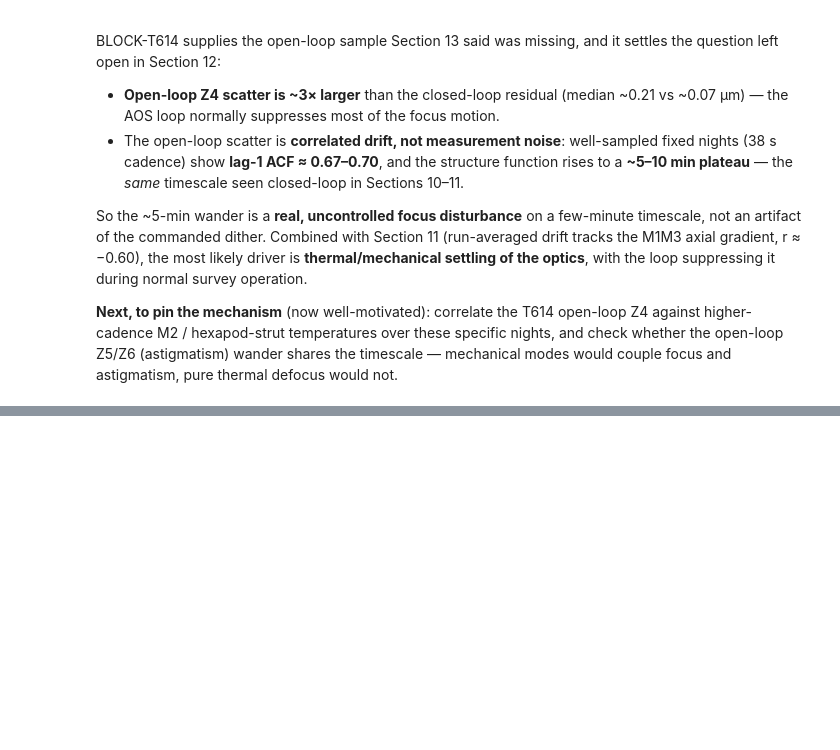
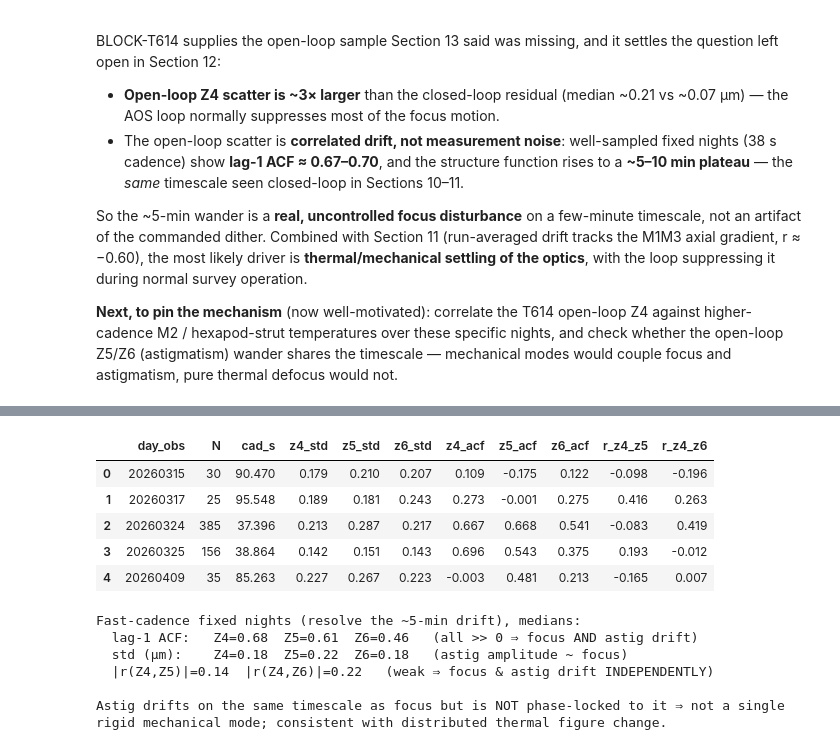
Before and after one commit to bstalder/notebooks, a Jupyter notebook: earlyoperations/optical_psf/MTAOS_Z4_Focus_Trends.ipynb, the cells around one changed output, grey strips where cells are left out. Cells and saved outputs as stored; diff of their text form; code cells hidden in the pictures; blank space fills up the shorter version.

```diff
--- a/earlyoperations/optical_psf/MTAOS_Z4_Focus_Trends.ipynb
+++ b/earlyoperations/optical_psf/MTAOS_Z4_Focus_Trends.ipynb
@@ -1765,0 +1783,68 @@ focus and astigmatism, pure thermal defocus would not.
+# %%
+import pathlib as _pl
+from scipy.stats import pearsonr
+
+if "pv614" not in globals():
+    print("Run Section 14 first (needs the T614 WFE per-visit table).")
+else:
+    # Rebuild per-visit with Z5/Z6 (Section 14's pv614 only kept Z4); reuse its caches.
+    _w = pd.read_parquet("../data/t614_wfe.parquet"); _w["ts"] = pd.to_datetime(_w["ts"], utc=True)
+    _p = pd.read_parquet("../data/t614_pointing.parquet"); _p["obs_start"] = pd.to_datetime(_p["obs_start"], utc=True)
+    _w["visitId"] = pd.to_numeric(_w["visitId"], errors="coerce")
+    _zk = ["z4_um", "z5_um", "z6_um"]
+    pva = (_w.groupby("visitId").agg(**{k: (k, "mean") for k in _zk},
+           ts=("ts", "first"), day_obs=("day_obs", "first")).reset_index().sort_values("ts"))
+    pva = pd.merge_asof(pva, _p.sort_values("obs_start")[["obs_start", "azimuth", "altitude"]],
+                        left_on="ts", right_on="obs_start", direction="nearest",
+                        tolerance=pd.Timedelta("300s"))
+    for _k in _zk:
+        pva = pva[pva[_k].abs() < 2.0]
+
+    def _acf1(y):
+        y = y[np.isfinite(y)]; y = y - y.mean()
+        return np.nan if len(y) < 8 else np.sum(y[1:] * y[:-1]) / np.sum(y * y)
+
+    _rows = []
+    for _day, _g in pva.groupby("day_obs"):
+        _g = _g.sort_values("ts")
+        _azr = np.nanmax(_g["azimuth"]) - np.nanmin(_g["azimuth"])
+        if len(_g) < 10 or not (_azr < 2 or np.isnan(_azr)):
+            continue
+        _t = (_g["ts"] - _g["ts"].min()).dt.total_seconds().values
+        _z4, _z5, _z6 = _g["z4_um"].values, _g["z5_um"].values, _g["z6_um"].values
+        _m = np.isfinite(_z4) & np.isfinite(_z5) & np.isfinite(_z6)
+        if _m.sum() < 10:
+            continue
+        _rows.append({
+            "day_obs": int(_day), "N": int(_m.sum()), "cad_s": np.median(np.diff(_t)),
+            "z4_std": np.std(_z4[_m]), "z5_std": np.std(_z5[_m]), "z6_std": np.std(_z6[_m]),
+            "z4_acf": _acf1(_z4), "z5_acf": _acf1(_z5), "z6_acf": _acf1(_z6),
+            "r_z4_z5": pearsonr(_z4[_m], _z5[_m])[0], "r_z4_z6": pearsonr(_z4[_m], _z6[_m])[0],
+        })
+    df_astig = pd.DataFrame(_rows)
+    display(df_astig.round(3))
+
+    _fast = df_astig[df_astig["cad_s"] < 60]
+    print(f"\nFast-cadence fixed nights (resolve the ~5-min drift), medians:")
+    print(f"  lag-1 ACF:   Z4={_fast['z4_acf'].median():.2f}  Z5={_fast['z5_acf'].median():.2f}  "
+          f"Z6={_fast['z6_acf'].median():.2f}   (all >> 0 ⇒ focus AND astig drift)")
+    print(f"  std (µm):    Z4={_fast['z4_std'].median():.2f}  Z5={_fast['z5_std'].median():.2f}  "
+          f"Z6={_fast['z6_std'].median():.2f}   (astig amplitude ~ focus)")
+    print(f"  |r(Z4,Z5)|={_fast['r_z4_z5'].abs().median():.2f}  "
+          f"|r(Z4,Z6)|={_fast['r_z4_z6'].abs().median():.2f}   "
+          f"(weak ⇒ focus & astig drift INDEPENDENTLY)")
+    print("\nAstig drifts on the same timescale as focus but is NOT phase-locked to it ⇒ "
+          "not a single rigid mechanical mode; consistent with distributed thermal figure change.")
+# %% [output]
+|  | day_obs | N | cad_s | z4_std | z5_std | z6_std | z4_acf | z5_acf | z6_acf | r_z4_z5 | r_z4_z6 |
+| 0 | 20260315 | 30 | 90.470 | 0.179 | 0.210 | 0.207 | 0.109 | -0.175 | 0.122 | -0.098 | -0.196 |
+| 1 | 20260317 | 25 | 95.548 | 0.189 | 0.181 | 0.243 | 0.273 | -0.001 | 0.275 | 0.416 | 0.263 |
+| 2 | 20260324 | 385 | 37.396 | 0.213 | 0.287 | 0.217 | 0.667 | 0.668 | 0.541 | -0.083 | 0.419 |
+| 3 | 20260325 | 156 | 38.864 | 0.142 | 0.151 | 0.143 | 0.696 | 0.543 | 0.375 | 0.193 | -0.012 |
+| 4 | 20260409 | 35 | 85.263 | 0.227 | 0.267 | 0.223 | -0.003 | 0.481 | 0.213 | -0.165 | 0.007 |
+Fast-cadence fixed nights (resolve the ~5-min drift), medians:
+  lag-1 ACF:   Z4=0.68  Z5=0.61  Z6=0.46   (all >> 0 ⇒ focus AND astig drift)
+  std (µm):    Z4=0.18  Z5=0.22  Z6=0.18   (astig amplitude ~ focus)
+  |r(Z4,Z5)|=0.14  |r(Z4,Z6)|=0.22   (weak ⇒ focus & astig drift INDEPENDENTLY)
+
+Astig drifts on the same timescale as focus but is NOT phase-locked to it ⇒ not a single rigid mechanical mode; consistent with distributed thermal figure change.
```
Also changed, not shown: parts of 4 cells of this notebook, 1 other file.
